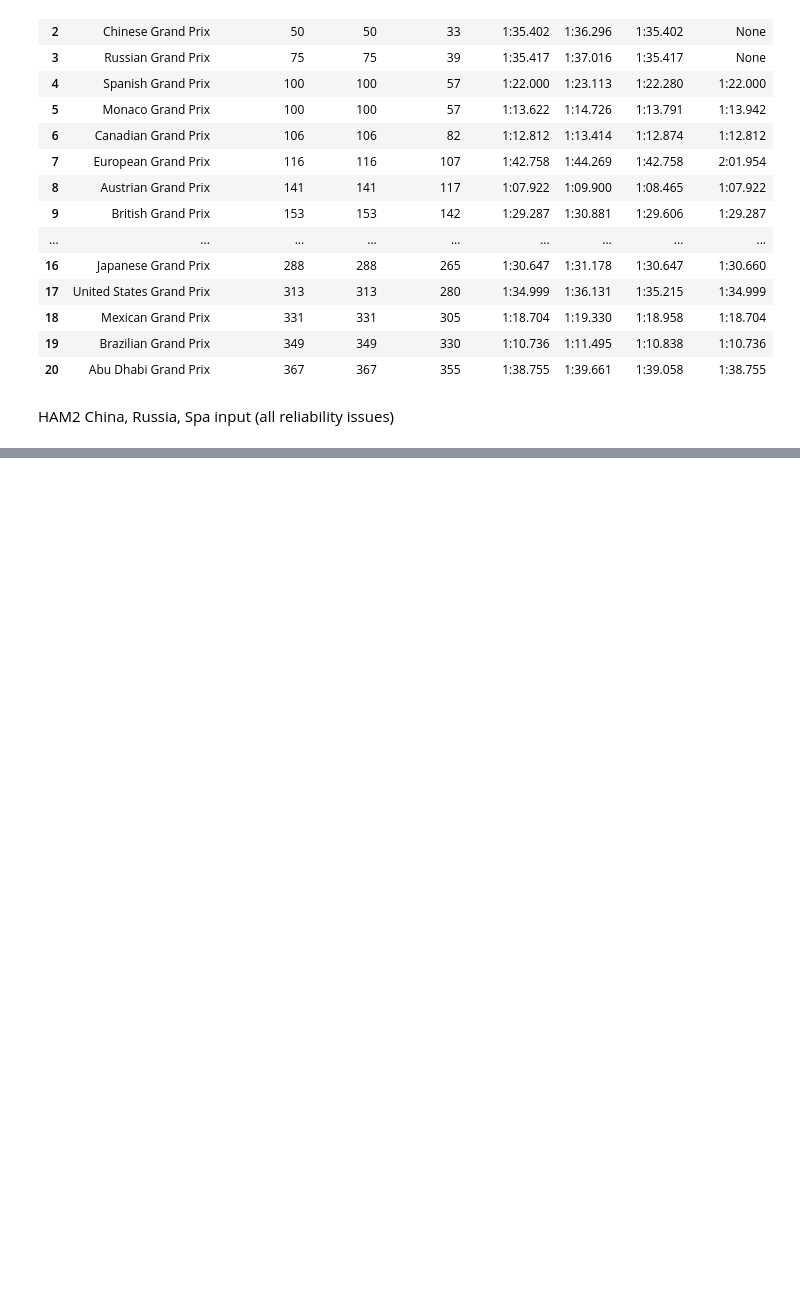
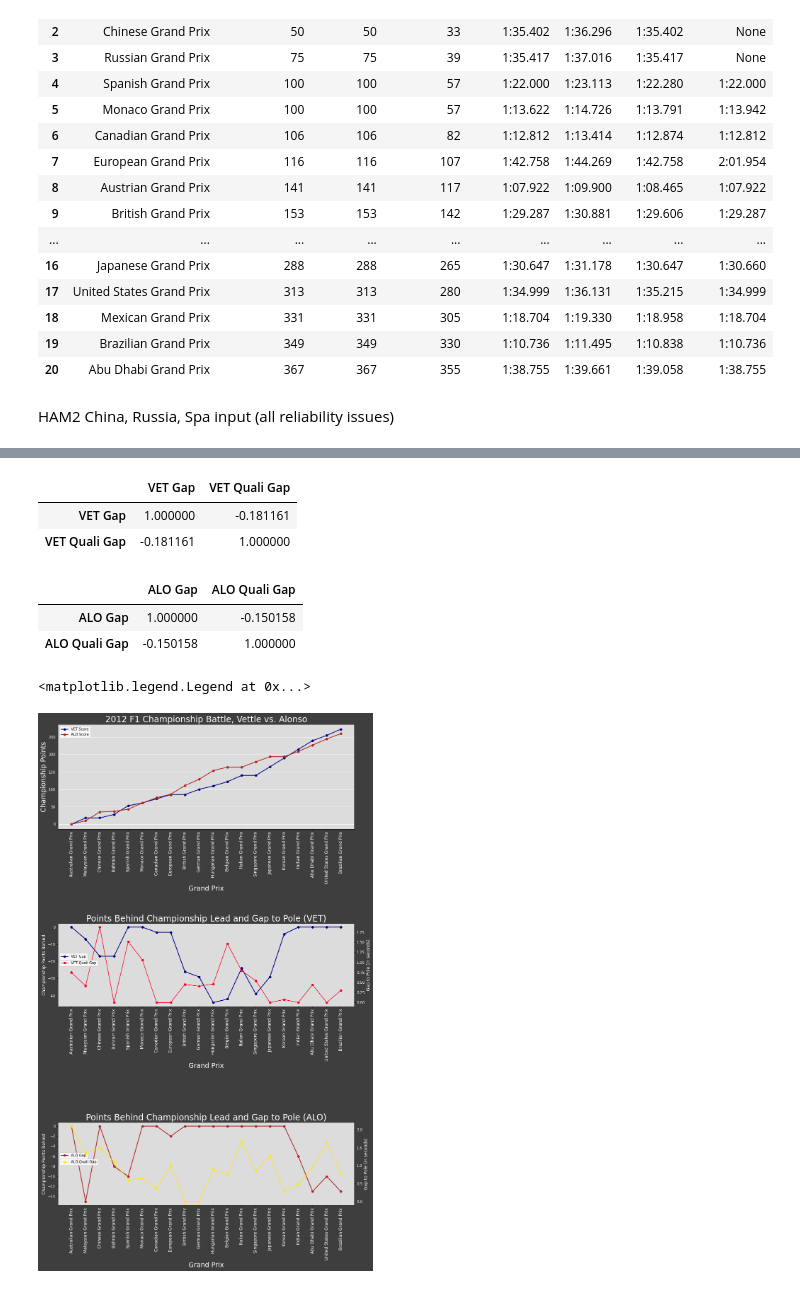
Before and after one commit to lejaja9/pandas-2, a Jupyter notebook: Mind_the_Gap/mind_the_gap.ipynb, the cells around one changed output, grey strips where cells are left out. Cells and saved outputs as stored; diff of their text form; code cells hidden in the pictures; blank space fills up the shorter version.

```diff
--- a/Mind_the_Gap/mind_the_gap.ipynb
+++ b/Mind_the_Gap/mind_the_gap.ipynb
@@ -310,0 +380,60 @@ ax2 = fig.add_subplot(3, 1, 2)
+# %%
+df_2012[['VET Gap', 'VET Quali Gap']].corr()
+# %% [output]
+|  | VET Gap | VET Quali Gap |
+| VET Gap | 1.000000 | -0.181161 |
+| VET Quali Gap | -0.181161 | 1.000000 |
+# %%
+df_2012[['ALO Gap', 'ALO Quali Gap']].corr()
+# %% [output]
+|  | ALO Gap | ALO Quali Gap |
+| ALO Gap | 1.000000 | -0.150158 |
+| ALO Quali Gap | -0.150158 | 1.000000 |
+# %%
+#2012 Viz
+fig = plt.figure(figsize=(15,25))
+fig.set_facecolor('#3e3e3e')
+ax1 = fig.add_subplot(4, 1, 1)
+plt.plot( 'Circuit', 'VET Score', data=df_2012, marker = 'o', color='darkblue', linewidth=2)
+plt.plot( 'Circuit', 'ALO Score', data=df_2012, marker = 'o', color='firebrick', linewidth=2)
+plt.title('2012 F1 Championship Battle, Vettle vs. Alonso', fontsize = 24, color = 'white')
+plt.xlabel('Grand Prix', fontsize = 19, color = 'white')
+plt.ylabel('Championship Points', fontsize = 19, color = 'white')
+ax1.legend()
+plt.xticks(rotation=90, color = 'white', fontsize = 12)
+plt.yticks(color = 'white')
+ax1.set_facecolor('gainsboro')
+ax1.grid(which = 'major', axis = 'y', linewidth = 1, color = 'white', alpha = 0.9)
+
+ax2 = fig.add_subplot(5, 1, 3)
+plt.plot( 'Circuit', 'VET Gap', data=df_2012, marker = 'o', color='darkblue', linewidth=2)
+ax2.set_facecolor('gainsboro')
+plt.xticks(rotation=90, color = 'white', fontsize = 12)
+plt.title('Points Behind Championship Lead and Gap to Pole (VET)', fontsize = 24, color = 'white')
+plt.xlabel('Grand Prix', fontsize = 19, color = 'white')
+plt.ylabel('Championship Points Behind', fontsize = 12, color = 'white')
+plt.yticks(color = 'white')
+ax2.legend(loc = 'center left', bbox_to_anchor=(0, 0.6))
+ax3 = ax2.twinx()
+ax3.plot('Circuit', 'VET Quali Gap', data=df_2012, marker = 'o', color = '#FF0026')
+plt.yticks(color = 'white')
+plt.ylabel('Gap to Pole (in seconds)', fontsize = 12, color = 'white')
+ax3.legend(loc = 'center left', bbox_to_anchor=(0, 0.52))
+
+ax4 = fig.add_subplot(5,1,5)
+plt.plot( 'Circuit', 'ALO Gap', data=df_2012, marker = 'o', color='firebrick', linewidth=2)
+ax4.set_facecolor('gainsboro')
+plt.xticks(rotation=90, color = 'white', fontsize = 12)
+plt.title('Points Behind Championship Lead and Gap to Pole (ALO)', fontsize = 24, color = 'white')
+plt.xlabel('Grand Prix', fontsize = 19, color = 'white')
+plt.ylabel('Championship Points Behind', fontsize = 12, color = 'white')
+plt.yticks(color = 'white')
+ax4.legend(loc = 'center left', bbox_to_anchor=(0, 0.6))
+ax5 = ax4.twinx()
+ax5.plot('Circuit', 'ALO Quali Gap', data=df_2012, marker = 'o', color = '#FFEA00')
+plt.yticks(color = 'white')
+plt.ylabel('Gap to Pole (in seconds)', fontsize = 12, color = 'white')
+ax5.legend(loc = 'center left', bbox_to_anchor=(0, 0.52))
+# %% [output]
+<matplotlib.legend.Legend at 0x...>
+[figure, added]
```
Also changed, not shown: parts of 11 cells of this notebook, 8 other files.
